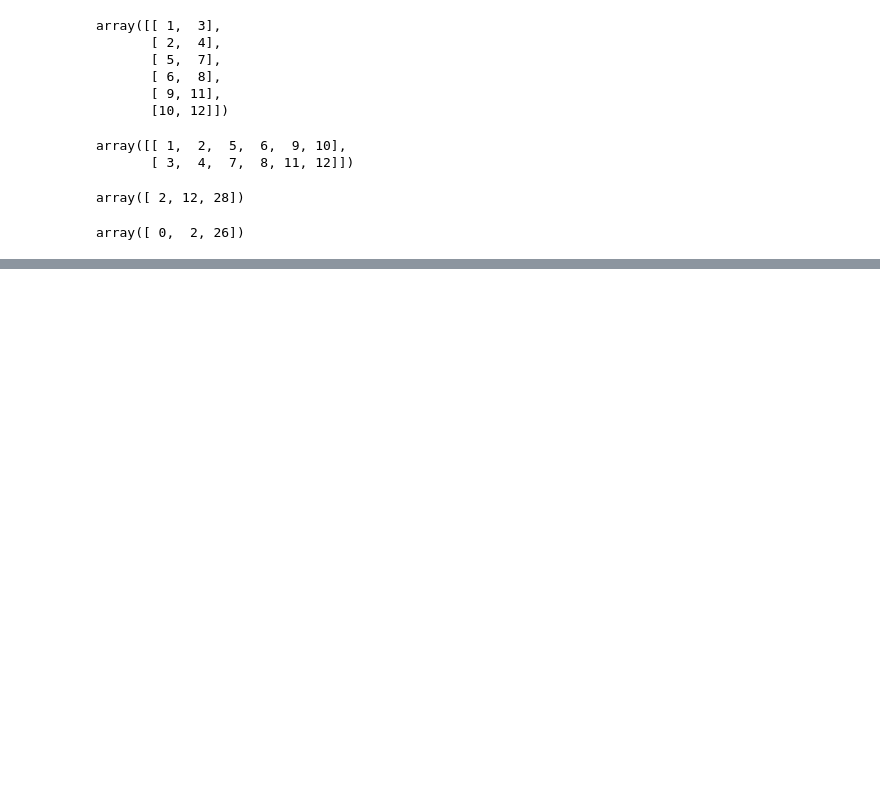
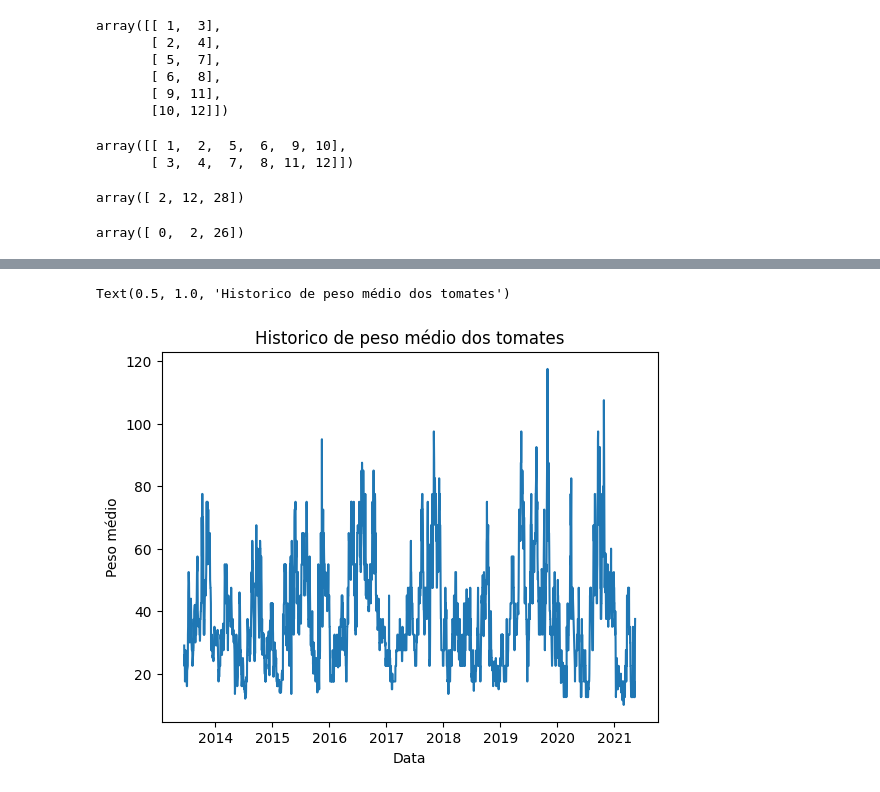
Before and after one commit to Maradonas/Pos-Tech-ML, a Jupyter notebook: Aula1.ipynb, the cells around one changed output, grey strips where cells are left out. Saved outputs shown, nothing was run; the diff lists cells and outputs as text; code cells hidden in the pictures; blank space fills up the shorter version.

```diff
--- a/Aula1.ipynb
+++ b/Aula1.ipynb
@@ -149,6 +150,8 @@ df_csv.loc[filtro]
 | 2739 | 2021-05-12 | Kg | 30 | 35 | 32.5 | Tomato | Tomate pequeno |
 | 2740 | 2021-05-13 | Kg | 35 | 40 | 37.5 | Tomato | Tomate pequeno |
 1638 rows × 7 columns
+# %%
+df_tomato = df_csv
 # %% [markdown]
 Numpy
 # %%
@@ -243,0 +266,10 @@ array([ 0,  2, 26])
+# %%
+df_tomato['Date'] = pd.to_datetime(df_tomato['Date'])
+# %%
+plt.plot(df_tomato['Date'],df_tomato['Average'])
+plt.xlabel("Data")
+plt.ylabel("Peso médio")
+plt.title("Historico de peso médio dos tomates")
+# %% [output]
+Text(0.5, 1.0, 'Historico de peso médio dos tomates')
+[figure, added]
```
Also changed, not shown: parts of 24 cells of this notebook.
